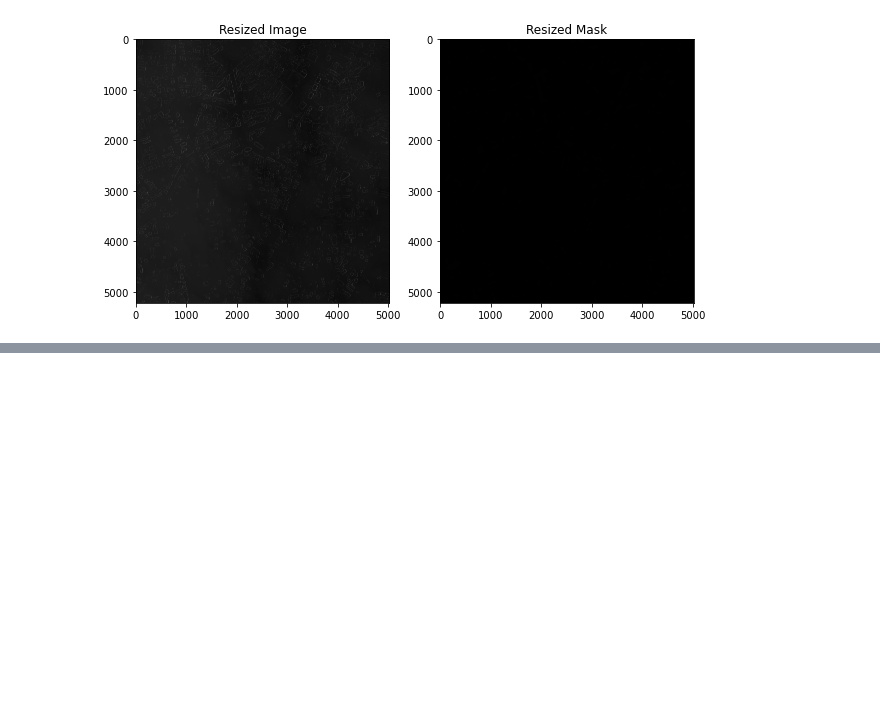
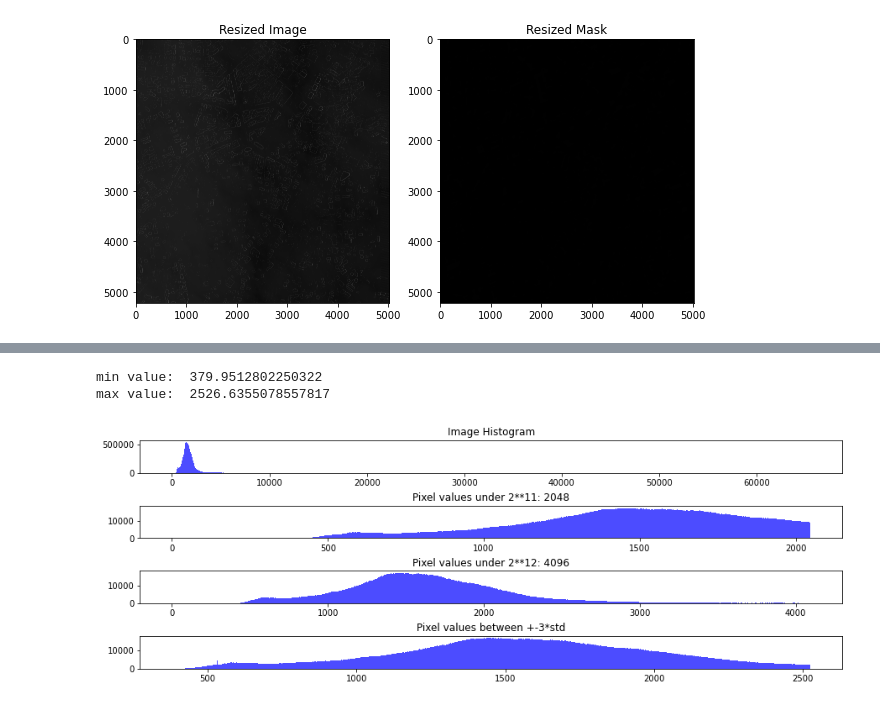
Before and after one commit to ZiyiiiL/Inpainting, a Jupyter notebook: PreData.ipynb, the cells around one changed output, grey strips where cells are left out. Cells and saved outputs as stored; diff of their text form; code cells hidden in the pictures; blank space fills up the shorter version.

```diff
--- a/PreData.ipynb
+++ b/PreData.ipynb
@@ -401,0 +604,29 @@ Text(0.5, 1.0, 'Resized Mask')
+# %%
+patch_image = Image.open("/scratch2/ziyliu/LAMA/lama/euler_files/014905040010_01_P001.tif")
+# plot the histogram of the pixel values of image
+patch_image = np.array(patch_image)
+
+mu = np.mean(patch_image[patch_image < 2048])
+std = np.std(patch_image[patch_image < 2048])
+min_value = mu - 3 * std
+max_value = mu + 3 * std
+print('min value: ', min_value, '\nmax value: ', max_value)
+
+fig, ax = plt.subplots(4, 1, figsize=(15, 5))
+ax[0].hist(patch_image.flatten(), bins=2048, alpha=0.7, color='b')
+ax[1].hist(patch_image.flatten(), bins=2048, range=(0, 2048), alpha=0.7, color='b')
+ax[2].hist(patch_image.flatten(), bins=4096, range=(0, 4096), alpha=0.7, color='b')
+ax[3].hist(patch_image.flatten(), bins=int(max_value-min_value), range=(min_value, max_value), alpha=0.7, color='b')
+# ax[4].hist(patch_image.flatten(), bins=int(max_value), range=(0, max_value), alpha=0.7, color='b')
+# set title
+ax[0].set_title('Image Histogram')
+ax[1].set_title('Pixel values under 2**11: 2048')
+ax[2].set_title('Pixel values under 2**12: 4096')
+ax[3].set_title('Pixel values between +-3*std')
+# ax[4].set_title('Pixel values under 3*std')
+plt.subplots_adjust(hspace=1)
+plt.show()
+# %% [output]
+min value:  379.9512802250322
+max value:  2526.6355078557817
+[figure, added]
```
Also changed, not shown: parts of 23 cells of this notebook, 1 other file.
